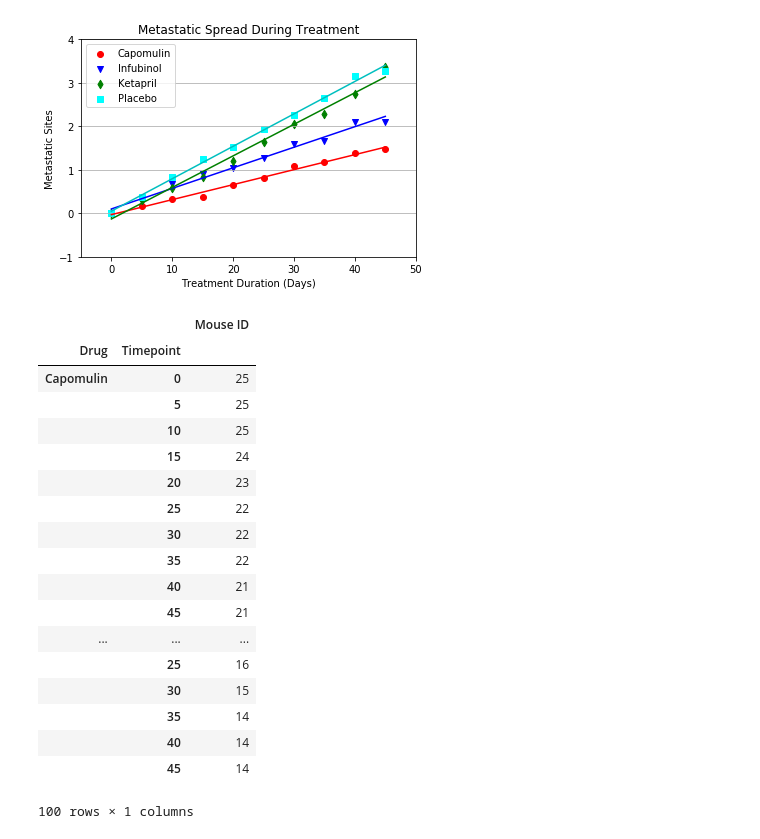
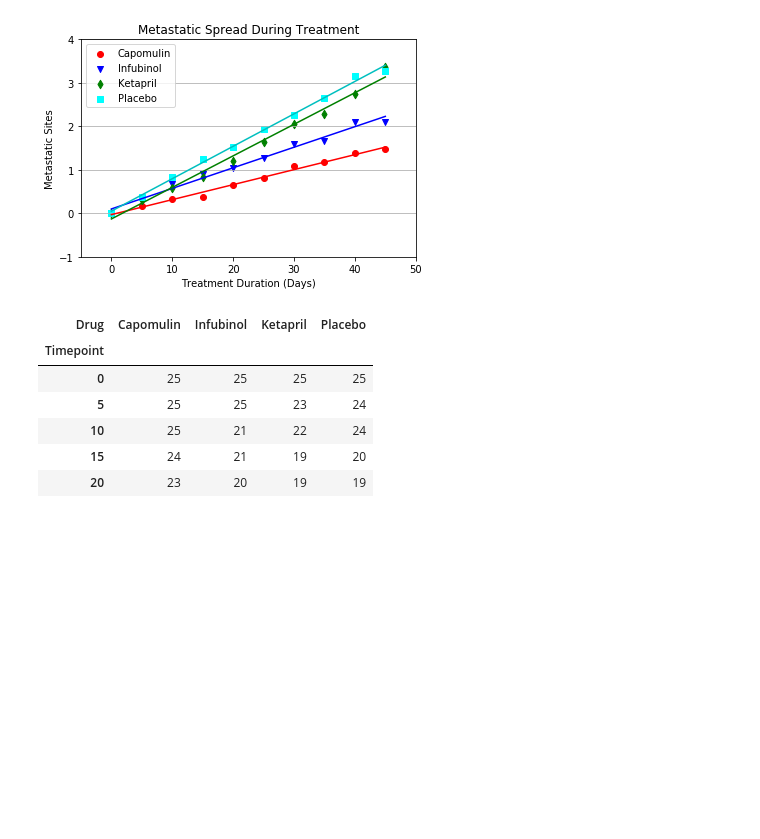
Before and after one commit to GCutaiar/matplotlib-challenge, a Jupyter notebook: Pymaceuticals/Pymaceuticals.ipynb, the cells around one changed output. Cells and saved outputs as stored; diff of their text form; code cells hidden in the pictures; blank space fills up the shorter version.

```diff
--- a/Pymaceuticals/Pymaceuticals.ipynb
+++ b/Pymaceuticals/Pymaceuticals.ipynb
@@ -151,40 +147,3 @@ plt.show()
 #error bars(standard error)
 # %% [output]
 [figure]
-# %%
-surv_rate = merged_data[["Drug","Timepoint","Mouse ID"]]
-#surv_rate = surv_rate.set_index("Drug")
-#surv_rate = surv_rate.drop(["Naftisol", "Stelasyn","Ramicane","Propriva","Zoniferol","Ceftamin"])
-#surv_rate = surv_rate.reset_index()
-#surv_rate[surv_rate.Drug != "Naftisol"]
-#surv_rate[surv_rate.Drug != "Stelasyn"]
-#surv_rate[surv_rate.Drug != "Ramicane"]
-#surv_rate[surv_rate.Drug != "Propriva"]
-#surv_rate[surv_rate.Drug != "Zoniferol"]
-#surv_rate[surv_rate.Drug != "Ceftamin"]
-
-surv_rate_4 = surv_rate.groupby(["Drug","Timepoint"])
-surv_rate_4.count()
-#surv_rate.groupby(["Drug","Mouse ID"])
-#surv_rate.head()
-#use groupby states, can add count by drug
-# %% [output]
-|  |  | Mouse ID |
-| Drug | Timepoint |  |
-| Capomulin | 0 | 25 |
-|  | 5 | 25 |
-|  | 10 | 25 |
-|  | 15 | 24 |
-|  | 20 | 23 |
-|  | 25 | 22 |
-|  | 30 | 22 |
-|  | 35 | 22 |
-|  | 40 | 21 |
-|  | 45 | 21 |
-| ... | ... | ... |
-|  | 25 | 16 |
-|  | 30 | 15 |
-|  | 35 | 14 |
-|  | 40 | 14 |
-|  | 45 | 14 |
-100 rows × 1 columns
@@ -192,0 +150,19 @@ surv_rate_4.count()
+# %%
+#Survival Rates
+surv_rate = merged_data[["Drug","Timepoint","Mouse ID"]]
+surv_rate_4 = surv_rate.groupby(["Drug","Timepoint"])
+surv_count = surv_rate_4.count()
+surv_count = surv_count.rename(columns={"Mouse ID":"Mouse Count"})
+surv_count_4 = surv_count.drop(["Naftisol", "Stelasyn","Ramicane","Propriva","Zoniferol","Ceftamin"])
+surv_count_4.head()
+surv_count_reord = surv_count_4.groupby(["Timepoint","Drug"])["Mouse Count"].aggregate("first").unstack()
+surv_count_reord.head()
+#need survival rate as percent
+# %% [output]
+| Drug | Capomulin | Infubinol | Ketapril | Placebo |
+| Timepoint |  |  |  |  |
+| 0 | 25 | 25 | 25 | 25 |
+| 5 | 25 | 25 | 23 | 24 |
+| 10 | 25 | 21 | 22 | 24 |
+| 15 | 24 | 21 | 19 | 20 |
+| 20 | 23 | 20 | 19 | 19 |
```
Also changed, not shown: parts of 6 cells of this notebook, 1 other file.
